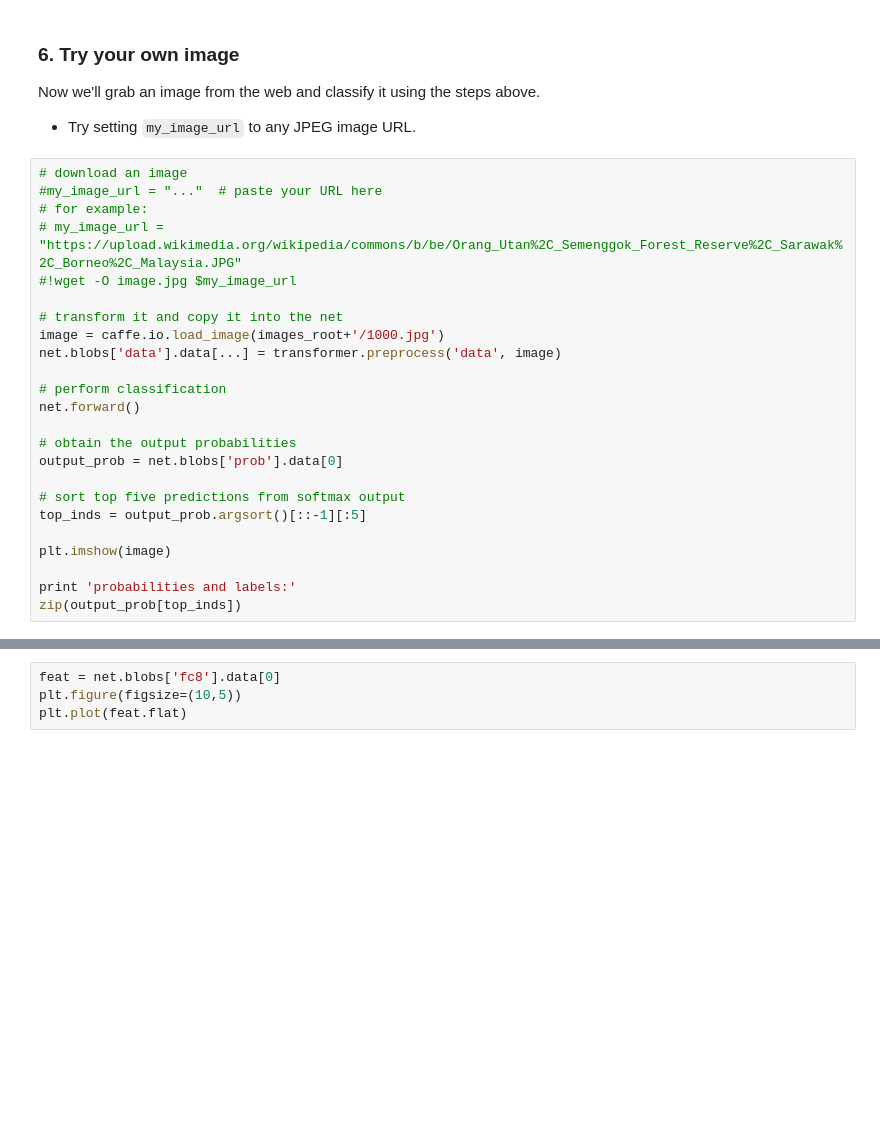
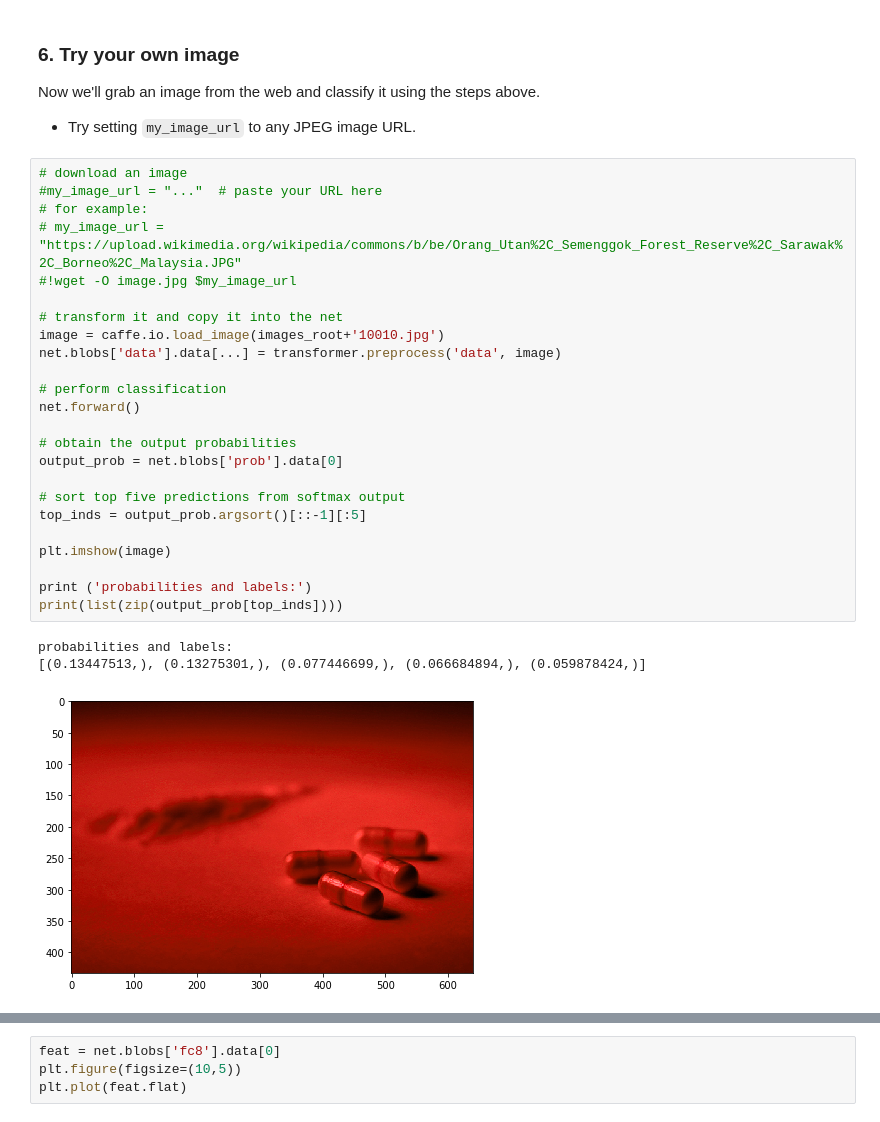
Before and after one commit to ferrubio/aesthetic_quality, a Jupyter notebook: notebooks/Caffe_example.ipynb, the cells around one changed output, grey strips where cells are left out. Cells and saved outputs as stored; diff of their text form; blank space fills up the shorter version.

```diff
--- a/notebooks/Caffe_example.ipynb
+++ b/notebooks/Caffe_example.ipynb
@@ -202,24 +202,28 @@ Now we'll grab an image from the web and classify it using the steps above.
 # %%
 # download an image
 #my_image_url = "..."  # paste your URL here
 # for example:
 # my_image_url = "https://upload.wikimedia.org/wikipedia/commons/b/be/Orang_Utan%2C_Semenggok_Forest_Reserve%2C_Sarawak%2C_Borneo%2C_Malaysia.JPG"
 #!wget -O image.jpg $my_image_url
 
 # transform it and copy it into the net
-image = caffe.io.load_image(images_root+'/1000.jpg')
+image = caffe.io.load_image(images_root+'10010.jpg')
 net.blobs['data'].data[...] = transformer.preprocess('data', image)
 
 # perform classification
 net.forward()
 
 # obtain the output probabilities
 output_prob = net.blobs['prob'].data[0]
 
 # sort top five predictions from softmax output
 top_inds = output_prob.argsort()[::-1][:5]
 
 plt.imshow(image)
 
-print 'probabilities and labels:'
-zip(output_prob[top_inds])
+print ('probabilities and labels:')
+print(list(zip(output_prob[top_inds])))
+# %% [output]
+probabilities and labels:
+[(0.13447513,), (0.13275301,), (0.077446699,), (0.066684894,), (0.059878424,)]
+[figure, added]
```
Also changed, not shown: parts of 3 cells of this notebook, 6 other files.
